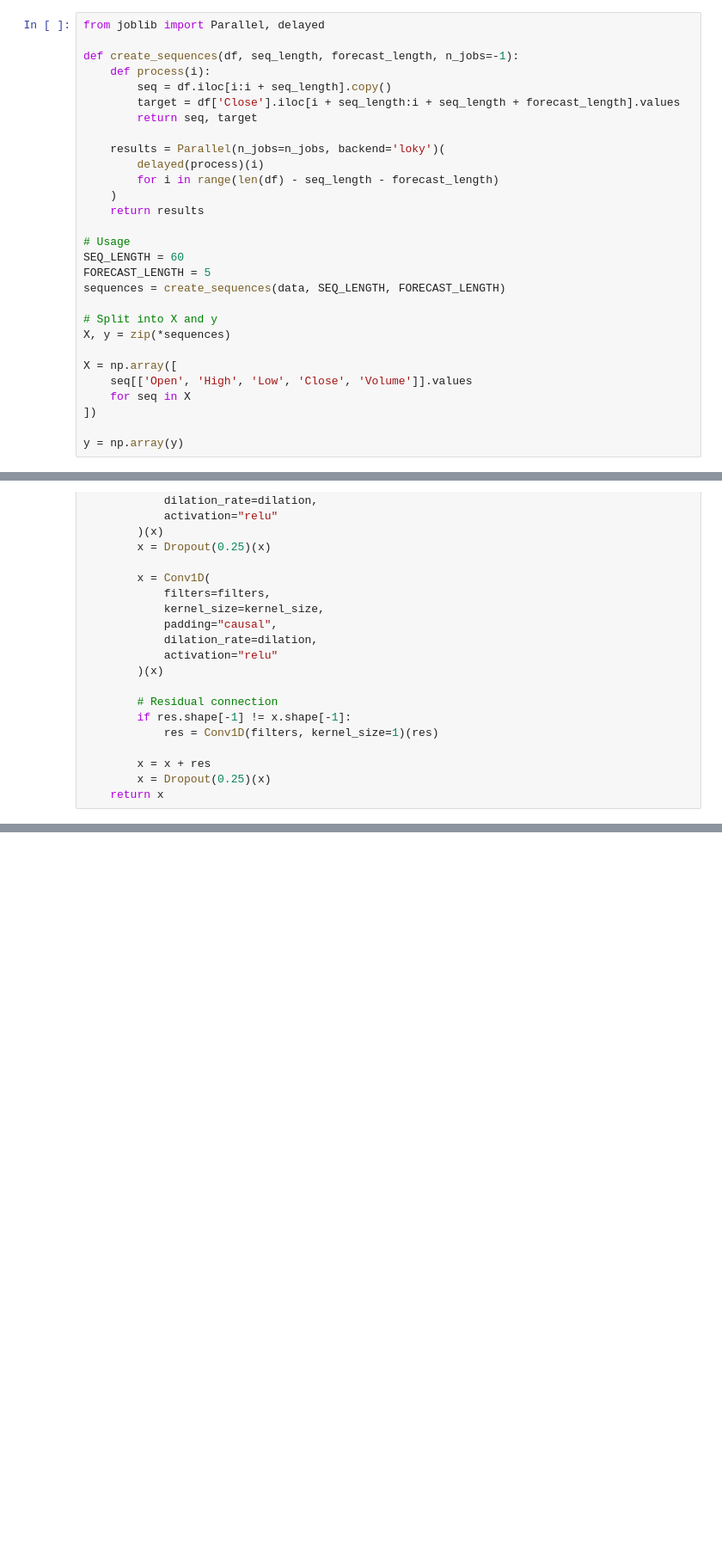
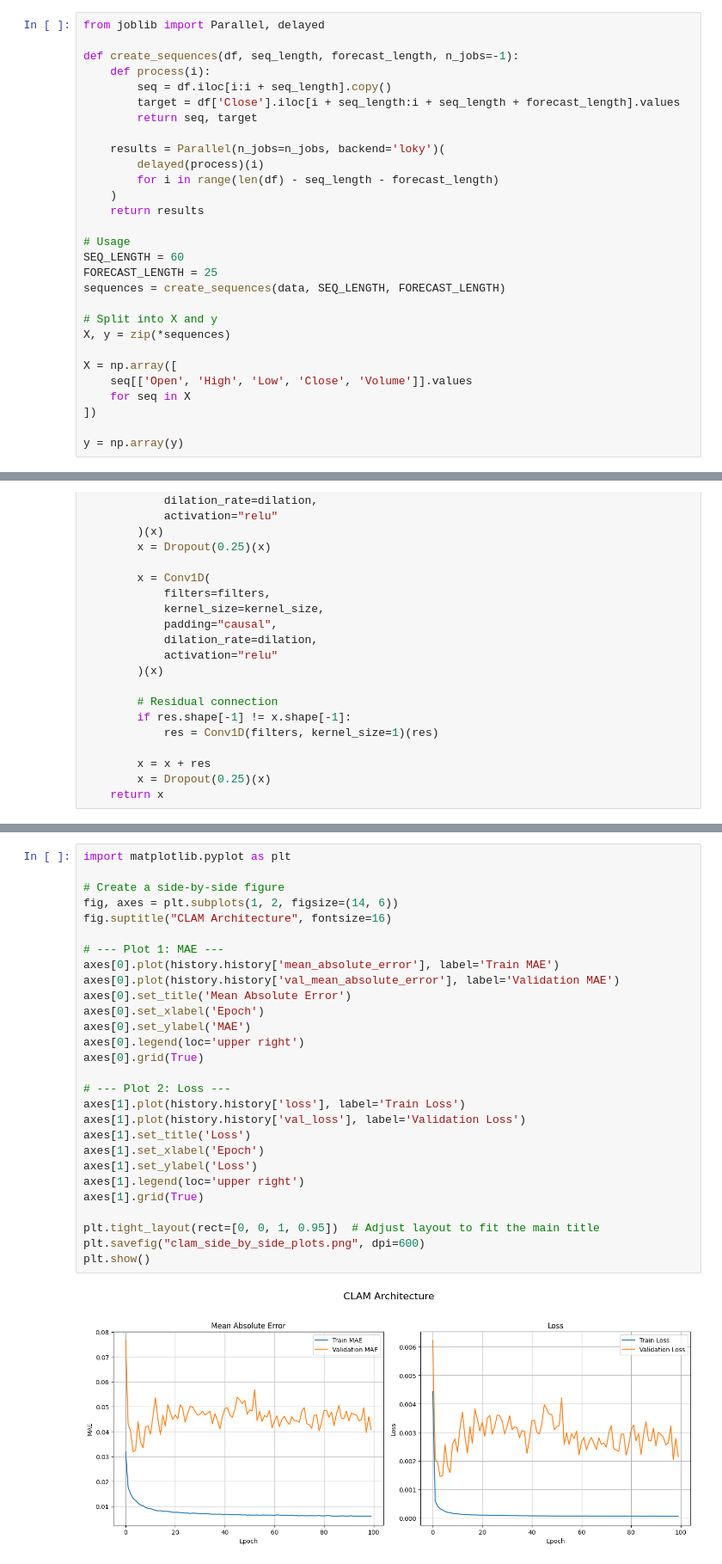
Before and after one commit to arunkalyan12/Trading-App, a Jupyter notebook: Notebooks/Mode-Experiment2.ipynb, the cells around one changed output, grey strips where cells are left out. Shown at 86% size. Cells and saved outputs as stored; diff of their text form; blank space fills up the shorter version.

Commit message:
Updated with CLAM architecture

```diff
--- a/Notebooks/Mode-Experiment2.ipynb
+++ b/Notebooks/Mode-Experiment2.ipynb
@@ -48,7 +43,7 @@ def create_sequences(df, seq_length, forecast_length, n_jobs=-1):
 
 # Usage
 SEQ_LENGTH = 60
-FORECAST_LENGTH = 5
+FORECAST_LENGTH = 25
 sequences = create_sequences(data, SEQ_LENGTH, FORECAST_LENGTH)
 
 # Split into X and y
@@ -318 +313,31 @@ Validation RMSE: 0.047369834035634995
+# %%
+import matplotlib.pyplot as plt
+
+# Create a side-by-side figure
+fig, axes = plt.subplots(1, 2, figsize=(14, 6))
+fig.suptitle("CLAM Architecture", fontsize=16)
+
+# --- Plot 1: MAE ---
+axes[0].plot(history.history['mean_absolute_error'], label='Train MAE')
+axes[0].plot(history.history['val_mean_absolute_error'], label='Validation MAE')
+axes[0].set_title('Mean Absolute Error')
+axes[0].set_xlabel('Epoch')
+axes[0].set_ylabel('MAE')
+axes[0].legend(loc='upper right')
+axes[0].grid(True)
+
+# --- Plot 2: Loss ---
+axes[1].plot(history.history['loss'], label='Train Loss')
+axes[1].plot(history.history['val_loss'], label='Validation Loss')
+axes[1].set_title('Loss')
+axes[1].set_xlabel('Epoch')
+axes[1].set_ylabel('Loss')
+axes[1].legend(loc='upper right')
+axes[1].grid(True)
+
+plt.tight_layout(rect=[0, 0, 1, 0.95])  # Adjust layout to fit the main title
+plt.savefig("clam_side_by_side_plots.png", dpi=600)
+plt.show()
+# %% [output]
+[figure, added]
 # %%
```
Also changed, not shown: parts of 14 cells of this notebook, 17 other files.
